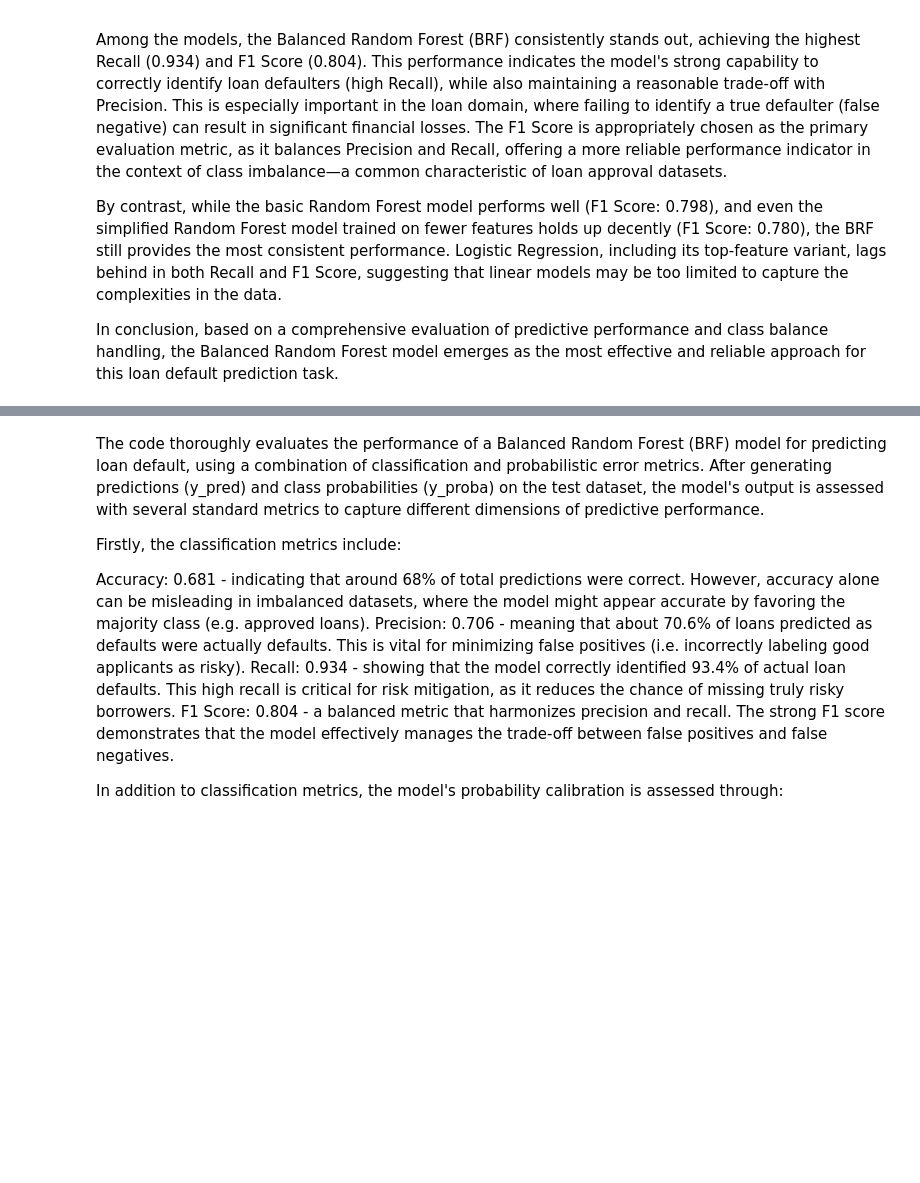
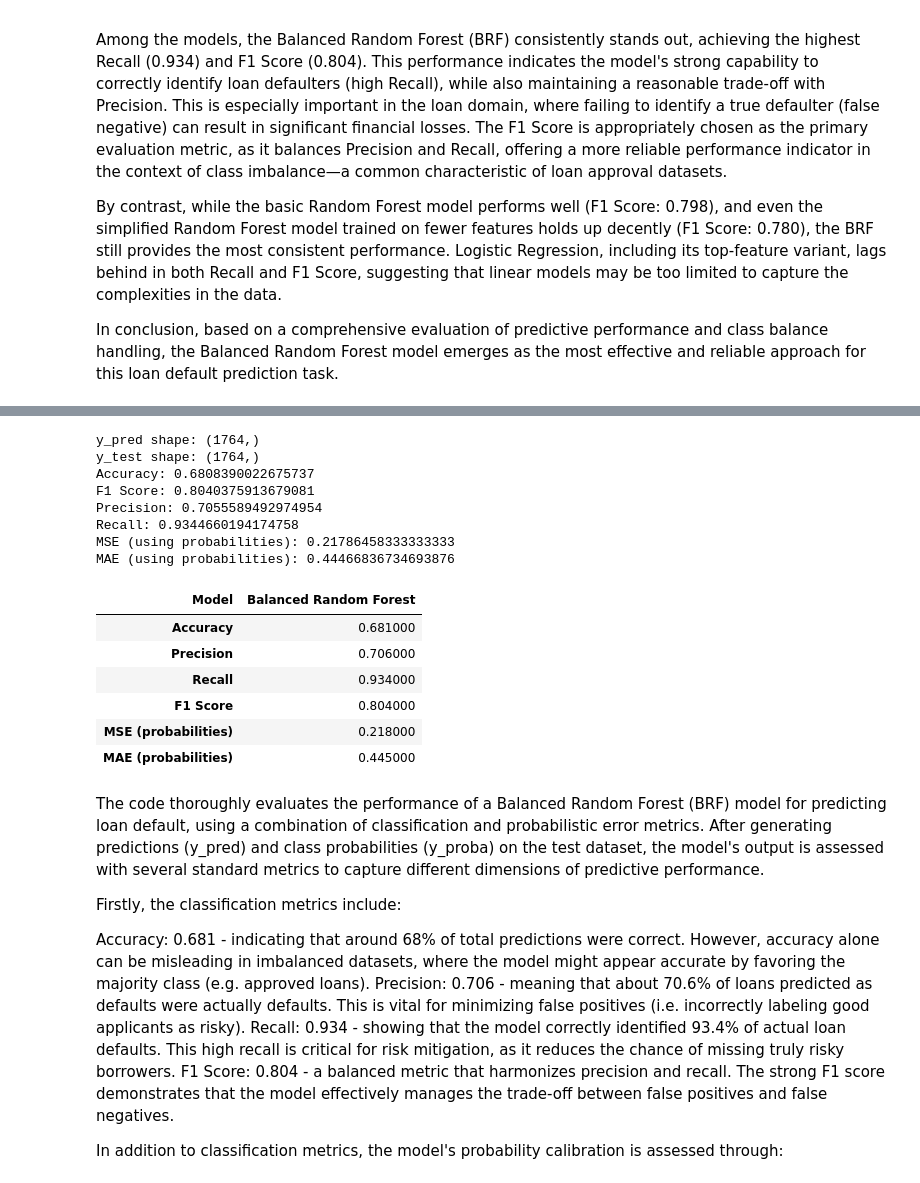
Before and after one commit to sunichayalai/mld2, a Jupyter notebook: loan.ipynb, the cells around one changed output, grey strips where cells are left out. Saved outputs shown, nothing was run; the diff lists cells and outputs as text; code cells hidden in the pictures; blank space fills up the shorter version.

```diff
--- a/loan.ipynb
+++ b/loan.ipynb
@@ -1421,3 +1390,64 @@ styled_metrics
+# %%
+from sklearn.metrics import mean_squared_error, mean_absolute_error, accuracy_score, f1_score, precision_score, recall_score
+
+y_pred = brf.predict(X_test)
+y_proba = brf.predict_proba(X_test)[:, 1]
+
+print("y_pred shape:", y_pred.shape)
+print("y_test shape:", y_test.shape)
+
+print("Accuracy:", accuracy_score(y_test, y_pred))
+print("F1 Score:", f1_score(y_test, y_pred))
+print("Precision:", precision_score(y_test, y_pred))
+print("Recall:", recall_score(y_test, y_pred))
+print("MSE (using probabilities):", mean_squared_error(y_test, y_proba))
+print("MAE (using probabilities):", mean_absolute_error(y_test, y_proba))
+
+# DataFrame to store metrics for BRF
+metrics = {
+    'Accuracy': accuracy_score(y_test, y_pred),
+    'Precision': precision_score(y_test, y_pred),
+    'Recall': recall_score(y_test, y_pred),
+    'F1 Score': f1_score(y_test, y_pred),
+    'MSE (probabilities)': mean_squared_error(y_test, y_proba),
+    'MAE (probabilities)': mean_absolute_error(y_test, y_proba)
+}
+
+metrics_df = pd.DataFrame(metrics, index=['Balanced Random Forest']).T
+metrics_df.columns.name = "Model"
+metrics_df = metrics_df.round(3)
+
+# Style the DataFrame
+styled_metrics = metrics_df.style.set_properties(**{
+    'background-color': 'white',
+    'color': 'black',
+    'text-align': 'center',
+    'border': '1px solid black'
+}).set_table_styles([{
+    'selector': 'th',
+    'props': [('background-color', 'white'),
+              ('color', 'black'),
+              ('text-align', 'center'),
+              ('border', '1px solid black')]
+}])
+
+styled_metrics
+# %% [output]
+y_pred shape: (1764,)
+y_test shape: (1764,)
+Accuracy: 0.6808390022675737
+F1 Score: 0.8040375913679081
+Precision: 0.7055589492974954
+Recall: 0.9344660194174758
+MSE (using probabilities): 0.21786458333333333
+MAE (using probabilities): 0.44466836734693876
+| Model | Balanced Random Forest |
+| Accuracy | 0.681000 |
+| Precision | 0.706000 |
+| Recall | 0.934000 |
+| F1 Score | 0.804000 |
+| MSE (probabilities) | 0.218000 |
+| MAE (probabilities) | 0.445000 |
 # %% [markdown]
 The code thoroughly evaluates the performance of a Balanced Random Forest (BRF) model for predicting loan default, using a combination of classification and probabilistic error metrics. After generating predictions (y_pred) and class probabilities (y_proba) on the test dataset, the model's output is assessed with several standard metrics to capture different dimensions of predictive performance.
 
```
Also changed, not shown: parts of 14 cells of this notebook.
